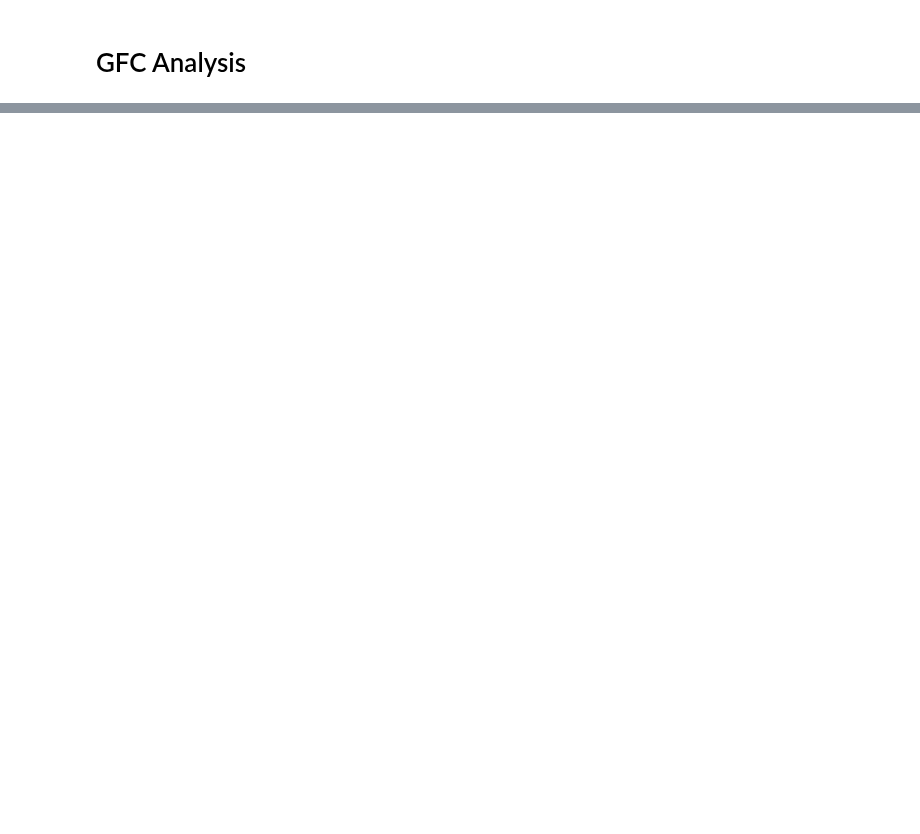
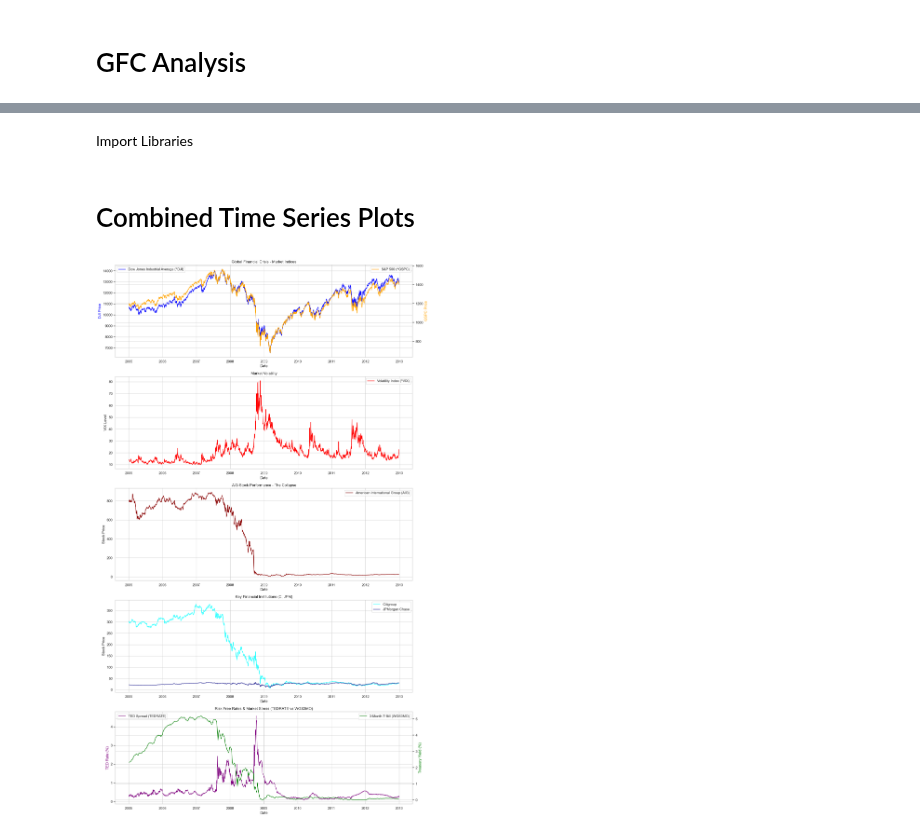
Before and after one commit to ChowchowWorks/DataBusters, a Jupyter notebook: src/gfc_analysis.ipynb, the cells around one changed output, grey strips where cells are left out. Saved outputs shown, nothing was run; the diff lists cells and outputs as text; code cells hidden in the pictures; blank space fills up the shorter version.

```diff
--- a/src/gfc_analysis.ipynb
+++ b/src/gfc_analysis.ipynb
@@ -67,0 +3,2 @@ All datasets loaded and plotted successfully.
+# %% [markdown]
+Import Libraries
@@ -67,0 +13,66 @@ All datasets loaded and plotted successfully.
+# %% [markdown]
+# Combined Time Series Plots
+# %%
+def load_financial_data(filepath, ticker_name):
+    # Stock/Index CSVs have 3 header rows. We'll skip them and set names.
+    df = pd.read_csv(filepath, skiprows=3, names=['Date', ticker_name, 'High', 'Low', 'Open', 'Volume'])
+    df['Date'] = pd.to_datetime(df['Date'])
+    df = df.set_index('Date')
+    return df[ticker_name]
+# 1. Read all datasets from the 'data' folder
+dji = load_financial_data("../data/^DJI.csv", "DJI")
+gspc = load_financial_data("../data/^GSPC.csv", "GSPC")
+vix = load_financial_data("../data/^VIX.csv", "VIX")
+aig = load_financial_data("../data/AIG.csv", "AIG")
+c_stock = load_financial_data("../data/C.csv", "Citigroup")
+jpm = load_financial_data("../data/JPM.csv", "JPMorgan")
+# Read rate data
+tedrate = pd.read_csv("../data/TEDRATE.csv", na_values='.')
+tedrate['observation_date'] = pd.to_datetime(tedrate['observation_date'])
+tedrate = tedrate.set_index('observation_date')
+wgs3mo = pd.read_csv("../data/WGS3MO.csv")
+wgs3mo['observation_date'] = pd.to_datetime(wgs3mo['observation_date'])
+wgs3mo = wgs3mo.set_index('observation_date')
+# 2. Create multi-panel plot with 5 subplots
+fig, axes = plt.subplots(5, 1, figsize=(15, 25))
+# Panel 1: Market Indices (DJI vs GSPC)
+axes[0].plot(dji, label='Dow Jones Industrial Average (^DJI)', color='blue')
+axes[0].set_ylabel('DJI Price', color='blue')
+ax0_twin = axes[0].twinx()
+ax0_twin.plot(gspc, label='S&P 500 (^GSPC)', color='orange')
+ax0_twin.set_ylabel('GSPC Price', color='orange')
+axes[0].set_title('Global Financial Crisis - Market Indices')
+axes[0].legend(loc='upper left')
+ax0_twin.legend(loc='upper right')
+# Panel 2: Volatility (VIX)
+axes[1].plot(vix, label='Volatility Index (^VIX)', color='red')
+axes[1].set_ylabel('VIX Level')
+axes[1].set_title('Market Volatility')
+axes[1].legend()
+# Panel 3: AIG Stock Performance (Separate Graph)
+axes[2].plot(aig, label='American International Group (AIG)', color='darkred')
+axes[2].set_ylabel('Stock Price')
+axes[2].set_title('AIG Stock Performance - The Collapse')
+axes[2].legend()
+# Panel 4: Key Financial Institutions (Citigroup and JPMorgan)
+axes[3].plot(c_stock, label='Citigroup', alpha=0.8, color='cyan')
+axes[3].plot(jpm, label='JPMorgan Chase', alpha=0.8, color='navy')
+axes[3].set_ylabel('Stock Price')
+axes[3].set_title('Key Financial Institutions (C, JPM)')
+axes[3].legend()
+# Panel 5: Interest Rates and Spread
+axes[4].plot(tedrate, label='TED Spread (TEDRATE)', color='purple')
+axes[4].set_ylabel('TED Rate (%)', color='purple')
+ax4_twin = axes[4].twinx()
+ax4_twin.plot(wgs3mo, label='3-Month T-Bill (WGS3MO)', color='green')
+ax4_twin.set_ylabel('Treasury Yield (%)', color='green')
+axes[4].set_title('Risk Free Rates & Market Stress (TEDRATE vs WGS3MO)')
+axes[4].legend(loc='upper left')
+ax4_twin.legend(loc='upper right')
+# Explicitly ensure every chart has its own x-axis label shown
+for ax in axes:
+    ax.set_xlabel('Date')
+plt.tight_layout()
+plt.show()
+# %% [output]
+[figure, added]
```
Also changed, not shown: parts of 8 cells of this notebook.
